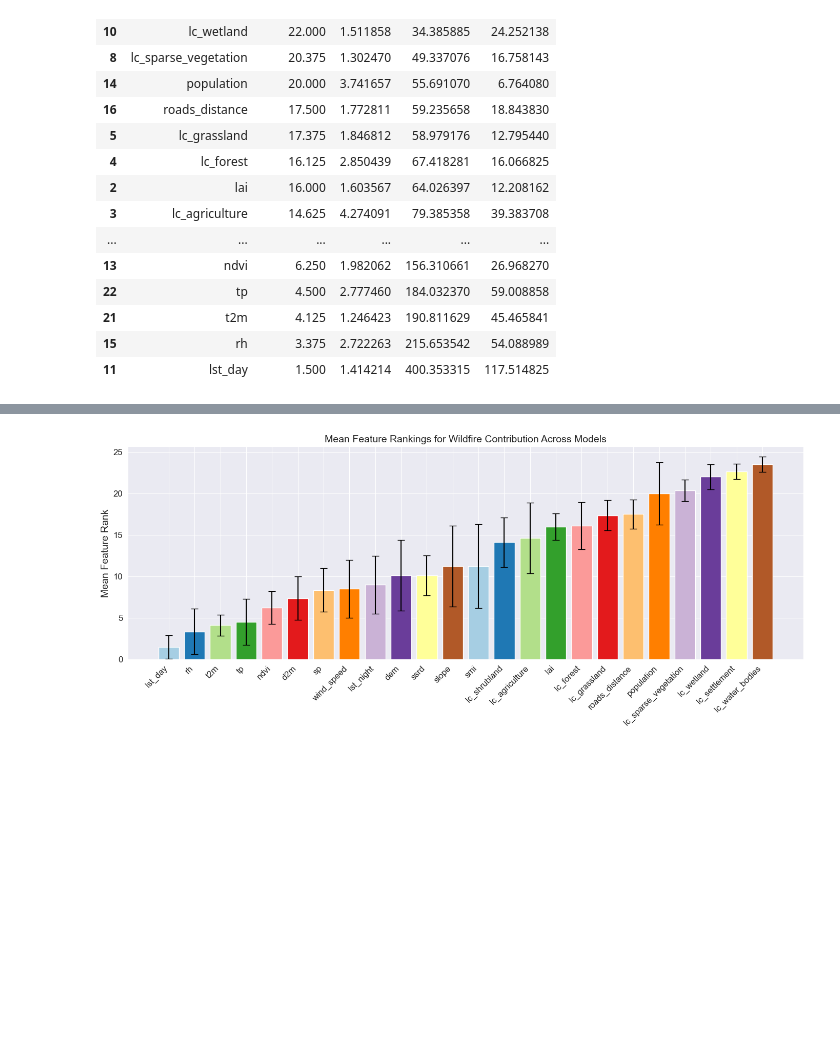
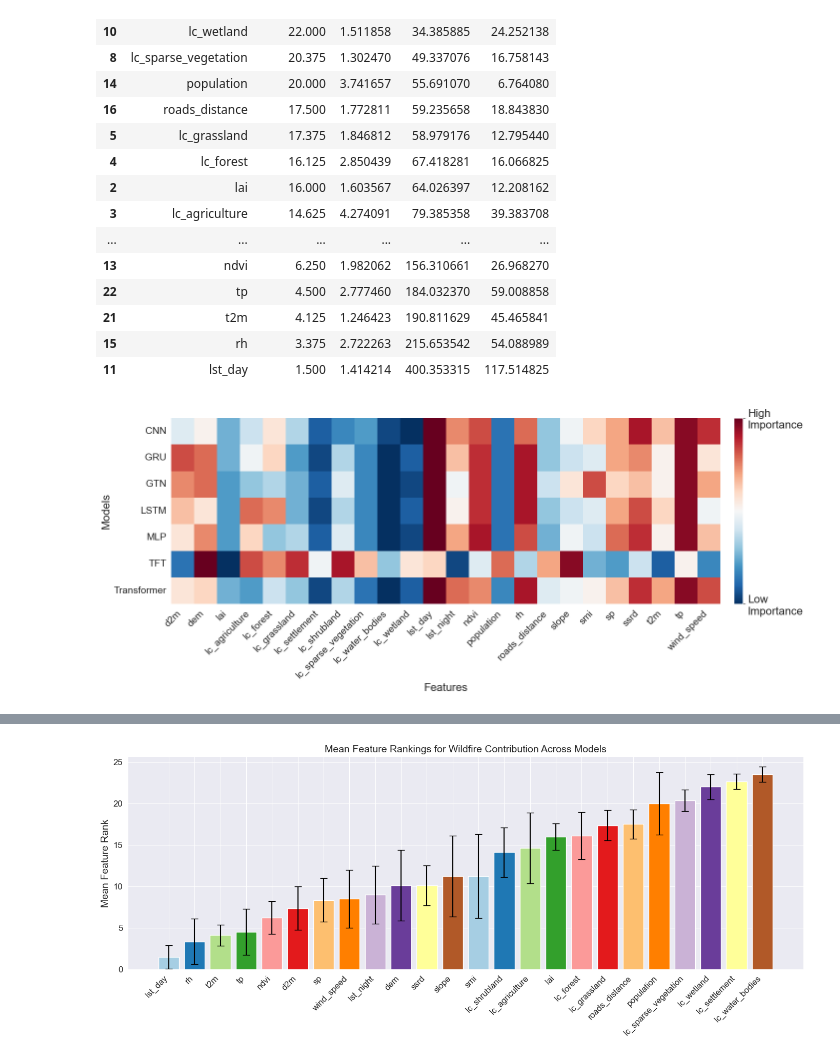
Before and after one commit to paulinebecker2002/mesogeos, a Jupyter notebook: outputs/shap_analysis.ipynb, the cells around one changed output, grey strips where cells are left out. Drawn from its saved outputs; the diff is of its cells as text; code cells hidden in the pictures; blank space fills up the shorter version.

```diff
--- a/outputs/shap_analysis.ipynb
+++ b/outputs/shap_analysis.ipynb
@@ -146,4 +251,8 @@ compute_mean_ranks(df_ordered, output_path="/Users/I566184/bachelorarbeit_coding
 | 21 | t2m | 4.125 | 1.246423 | 190.811629 | 45.465841 |
 | 15 | rh | 3.375 | 2.722263 | 215.653542 | 54.088989 |
 | 11 | lst_day | 1.500 | 1.414214 | 400.353315 | 117.514825 |
+# %%
+plot_rank_heatmap(df_ig_reversed, "IG")
+# %% [output]
+[figure, added]
 # %%
```
Also changed, not shown: parts of 14 cells of this notebook, 8 other files.
